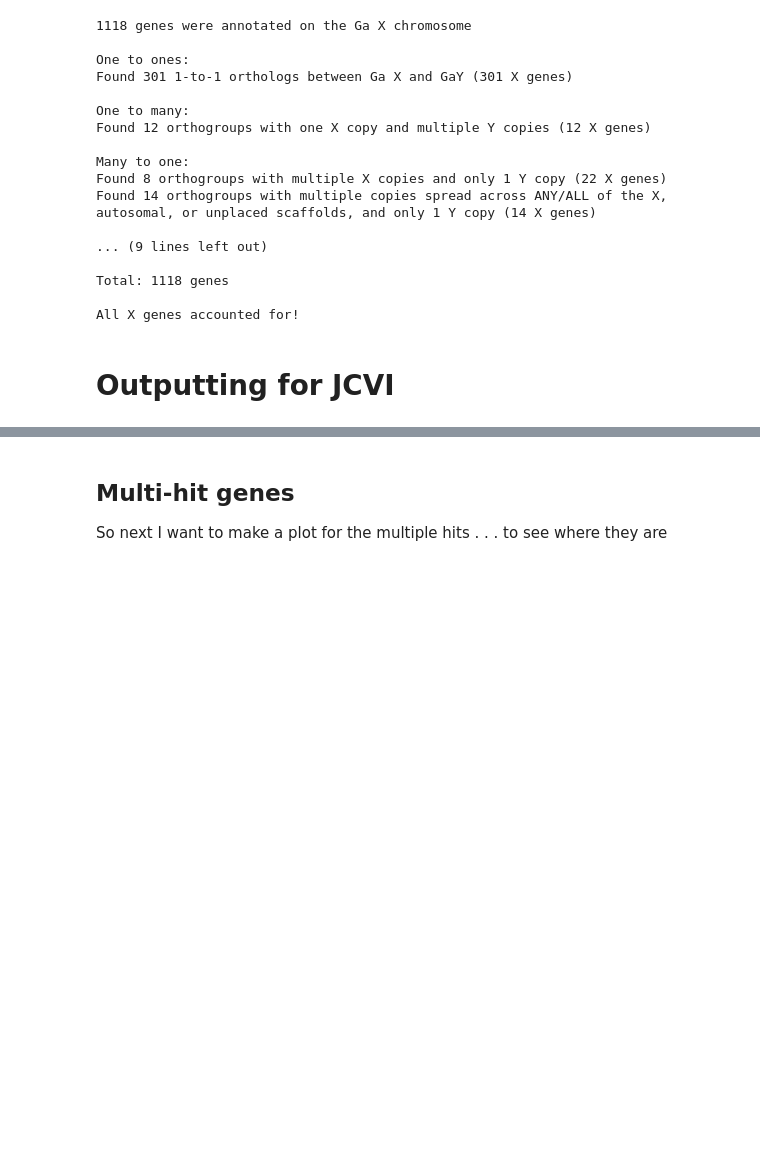
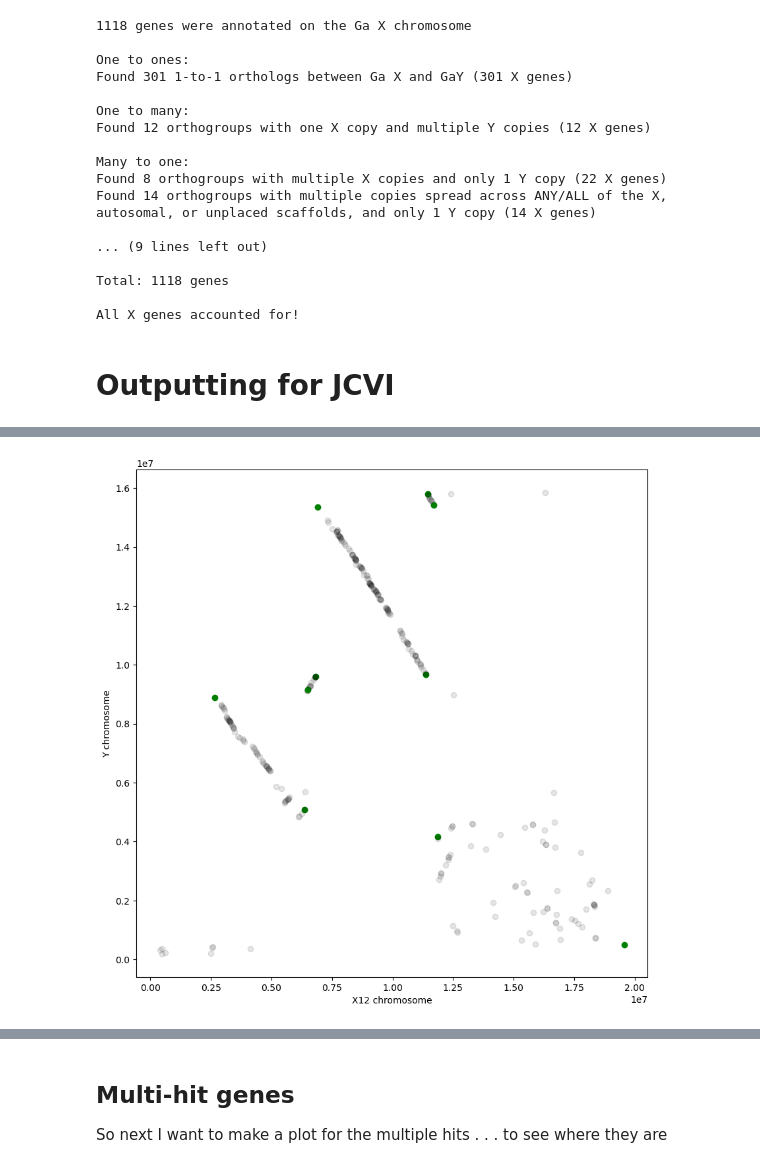
Before and after one commit to DanJeffries/Stickle_Y_comp, a Jupyter notebook: code/JUP_NBs/Ga_Gene_traffic_Feb24.ipynb, the cells around one changed output, grey strips where cells are left out. Drawn from its saved outputs; the diff is of its cells as text; code cells hidden in the pictures; blank space fills up the shorter version.

```diff
--- a/code/JUP_NBs/Ga_Gene_traffic_Feb24.ipynb
+++ b/code/JUP_NBs/Ga_Gene_traffic_Feb24.ipynb
@@ -1130,0 +970,20 @@ Ok, so these are our synteny block breakpoints! I may end up collapsing some of
+# %%
+## Making *blocks file for JCVI
+
+## NOTE the blocks dictate where the plot begins and ends on the chromosome. E.g. if the first block is not until gene 10, then genes 1-9 won't be plotted.
+## For that reason, I will add artificial blocks to the beginning and end of the file!!
+
+terminal_gene_links = ["rna-XM_040168680.1\trna-XM_040163148.1\n",
+                       "rna-XM_040168945.1\trna-XM_040163717.1\n"]
+
+with open("/Users/dj20y461/Data_temp/Stickleback/Stickle_Y_comp/data/jcvi_inputs/GaX_GaY.blocks", 'w') as GaX_GaY_blocks:
+
+    for links in terminal_gene_links:
+        GaX_GaY_blocks.write(links)
+
+    for orthopair in GaXGaY_one2ones:
+        ## get chrom of each gene
+        Y_gene = orthopair[1]
+        X_gene = orthopair[0]
+
+        GaX_GaY_blocks.write("%s\t%s\n" % (Y_gene, X_gene))
@@ -1130,0 +1040,61 @@ Ok, so these are our synteny block breakpoints! I may end up collapsing some of
+# %%
+from matplotlib import pyplot as plt
+
+plt.figure(figsize = (10,10))
+
+for pair in GaXGaY_one2ones:
+    X_gene = pair[0]
+    Y_gene = pair[1]
+
+    if Ga_X_genes[X_gene]["CHROM"] == "NC_053230.1":
+        XPOS = int(Ga_X_genes[X_gene]["START"])
+        YPOS = int(Ga_Y_genes[Y_gene]["START"])
+
+        plt.scatter(XPOS,YPOS, c = "black", alpha = 0.1)
+
+        if 2600000 < XPOS < 2700000:
+            plt.scatter(XPOS,YPOS, c = "green")
+            print("#1a\t%s\t%s\t%s\t%s" % (X_gene, Ga_X_genes[X_gene]["START"], Y_gene, Ga_Y_genes[Y_gene]["START"]))
+
+        elif 6350000 < XPOS < 6370000:
+            plt.scatter(XPOS,YPOS, c = "green")
+            print("#1b\t%s\t%s\t%s\t%s" % (X_gene, Ga_X_genes[X_gene]["STOP"], Y_gene, Ga_Y_genes[Y_gene]["START"]))
+
+        elif 6500000 < XPOS < 6505000:
+            plt.scatter(XPOS,YPOS, c = "green")
+            print("#2a\t%s\t%s\t%s\t%s" % (X_gene, Ga_X_genes[X_gene]["STOP"], Y_gene, Ga_Y_genes[Y_gene]["START"]))
+
+        elif 6810000 < XPOS < 6900000:
+            plt.scatter(XPOS,YPOS, c = "green")
+            print("#2b\t%s\t%s\t%s\t%s" % (X_gene, Ga_X_genes[X_gene]["STOP"], Y_gene, Ga_Y_genes[Y_gene]["START"]))
+
+        elif 6900000 < XPOS < 7000000:
+            plt.scatter(XPOS,YPOS, c = "green")
+            print("#3a\t%s\t%s\t%s\t%s" % (X_gene, Ga_X_genes[X_gene]["STOP"], Y_gene, Ga_Y_genes[Y_gene]["START"]))
+
+        elif 11364000 < XPOS < 11370000:
+            plt.scatter(XPOS,YPOS, c = "green")
+            print("#3b\t%s\t%s\t%s\t%s" % (X_gene, Ga_X_genes[X_gene]["STOP"], Y_gene, Ga_Y_genes[Y_gene]["START"]))
+
+        elif 11430000 < XPOS < 11460000:
+            plt.scatter(XPOS,YPOS, c = "green")
+            print("#4a\t%s\t%s\t%s\t%s" % (X_gene, Ga_X_genes[X_gene]["STOP"], Y_gene, Ga_Y_genes[Y_gene]["START"]))
+
+        elif 11700000 < XPOS < 11750000:
+            plt.scatter(XPOS,YPOS, c = "green")
+            print("#4b\t%s\t%s\t%s\t%s" % (X_gene, Ga_X_genes[X_gene]["STOP"], Y_gene, Ga_Y_genes[Y_gene]["START"]))
+
+        elif 11700000 < XPOS < 11850000:
+            plt.scatter(XPOS,YPOS, c = "green")
+            print("#5a\t%s\t%s\t%s\t%s" % (X_gene, Ga_X_genes[X_gene]["STOP"], Y_gene, Ga_Y_genes[Y_gene]["START"]))
+
+        elif 19000000 < XPOS < 20000000:
+            plt.scatter(XPOS,YPOS, c = "green")
+            print("#5b\t%s\t%s\t%s\t%s" % (X_gene, Ga_X_genes[X_gene]["STOP"], Y_gene, Ga_Y_genes[Y_gene]["START"]))
+
+    plt.ylabel("Y chromosome")
+    plt.xlabel("X12 chromosome")
+
+
+plt.show()
+# %% [output]
@@ -1130,0 +1111 @@ Ok, so these are our synteny block breakpoints! I may end up collapsing some of
+[figure, added]
```
Also changed, not shown: parts of 23 cells of this notebook, 12 other files.
